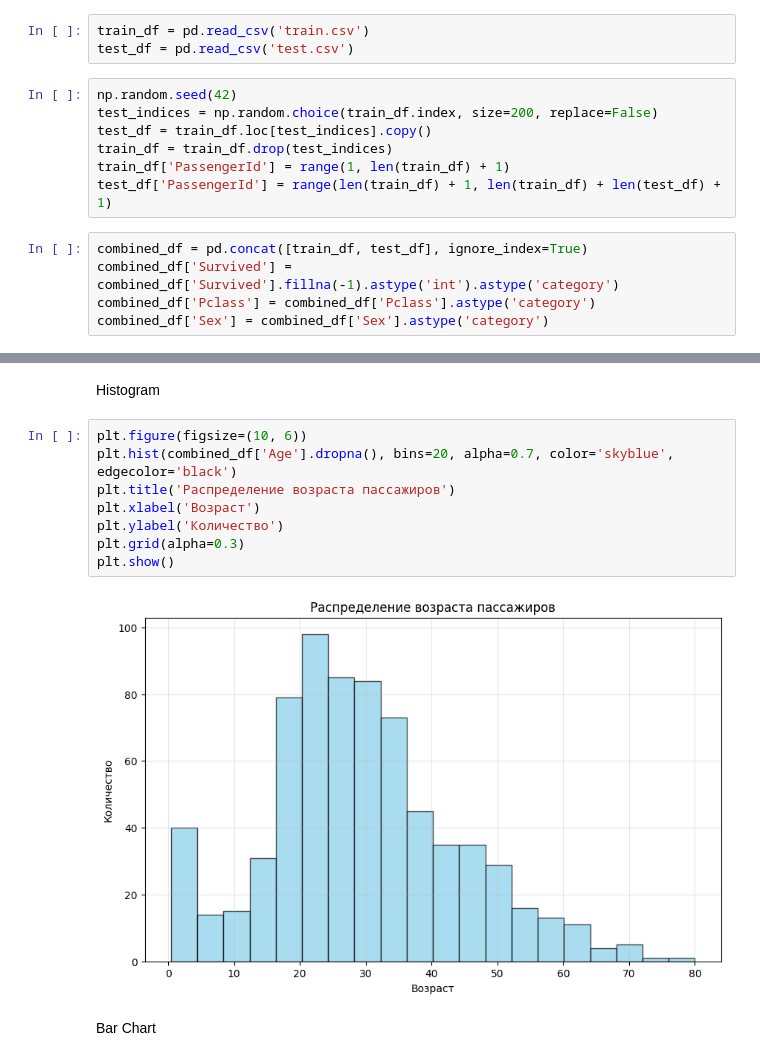
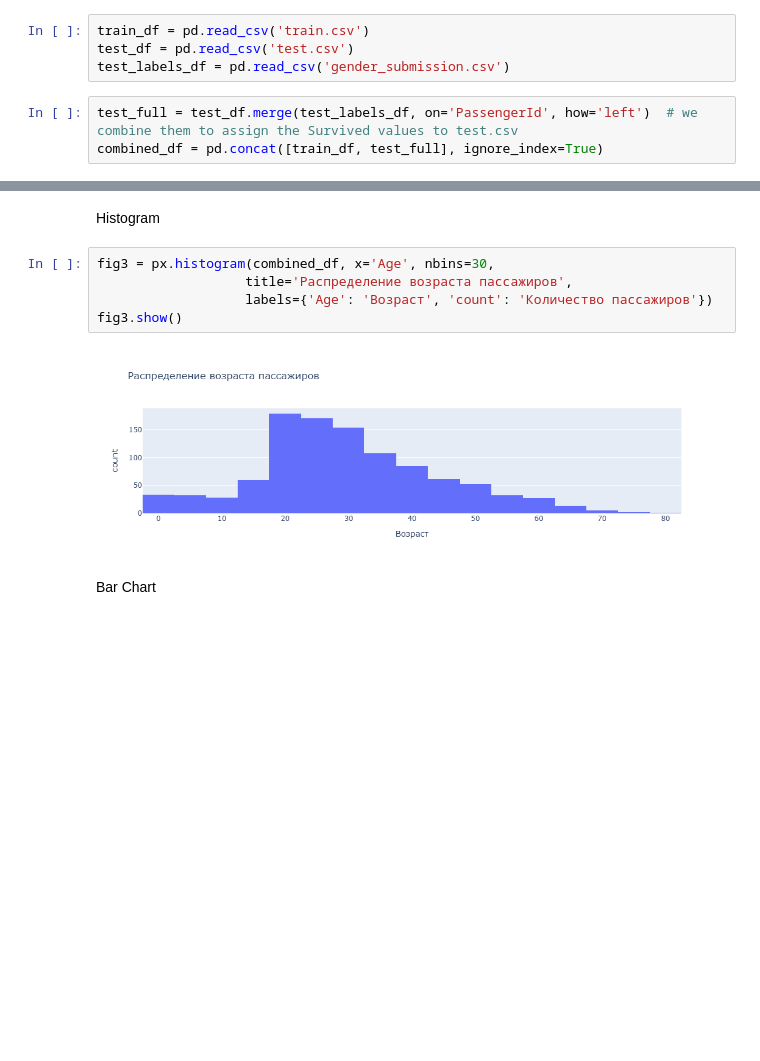
Before and after one commit to Danil-Stenyashin/spbu-python-course, a Jupyter notebook: project/task7/jupyter.ipynb, the cells around one changed output, grey strips where cells are left out. Saved outputs shown, nothing was run; the diff lists cells and outputs as text; blank space fills up the shorter version.

```diff
--- a/project/task7/jupyter.ipynb
+++ b/project/task7/jupyter.ipynb
@@ -35,18 +35,10 @@ import plotly.express as px
 # %%
 train_df = pd.read_csv('train.csv')
 test_df = pd.read_csv('test.csv')
+test_labels_df = pd.read_csv('gender_submission.csv')
 # %%
-np.random.seed(42)
-test_indices = np.random.choice(train_df.index, size=200, replace=False)
-test_df = train_df.loc[test_indices].copy()
-train_df = train_df.drop(test_indices)
-train_df['PassengerId'] = range(1, len(train_df) + 1)
-test_df['PassengerId'] = range(len(train_df) + 1, len(train_df) + len(test_df) + 1)
+test_full = test_df.merge(test_labels_df, on='PassengerId', how='left')  # we combine them to assign the Survived values to test.csv
+combined_df = pd.concat([train_df, test_full], ignore_index=True)
-# %%
-combined_df = pd.concat([train_df, test_df], ignore_index=True)
-combined_df['Survived'] = combined_df['Survived'].fillna(-1).astype('int').astype('category')
-combined_df['Pclass'] = combined_df['Pclass'].astype('category')
-combined_df['Sex'] = combined_df['Sex'].astype('category')
 # %% [markdown]
 ## Анализ данных
 # %%
@@ -174,15 +174,12 @@ fig2.show()
 # %% [markdown]
 Histogram
 # %%
-plt.figure(figsize=(10, 6))
-plt.hist(combined_df['Age'].dropna(), bins=20, alpha=0.7, color='skyblue', edgecolor='black')
-plt.title('Распределение возраста пассажиров')
-plt.xlabel('Возраст')
-plt.ylabel('Количество')
-plt.grid(alpha=0.3)
-plt.show()
+fig3 = px.histogram(combined_df, x='Age', nbins=30,
+                   title='Распределение возраста пассажиров',
+                   labels={'Age': 'Возраст', 'count': 'Количество пассажиров'})
+fig3.show()
 # %% [output]
-[figure, old version]
+[figure, new version]
 # %% [markdown]
 Bar Chart
 # %%
```
Also changed, not shown: parts of 18 cells of this notebook, 3 other files.
